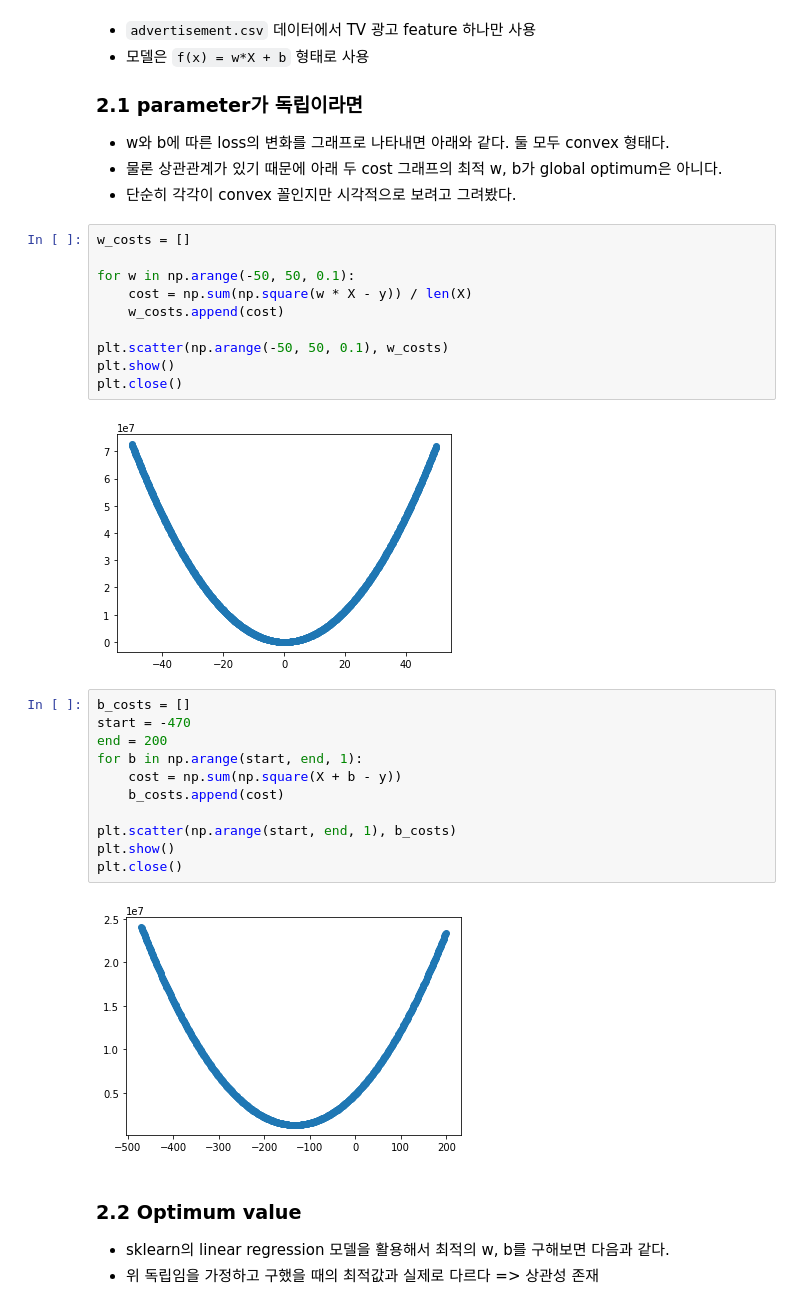
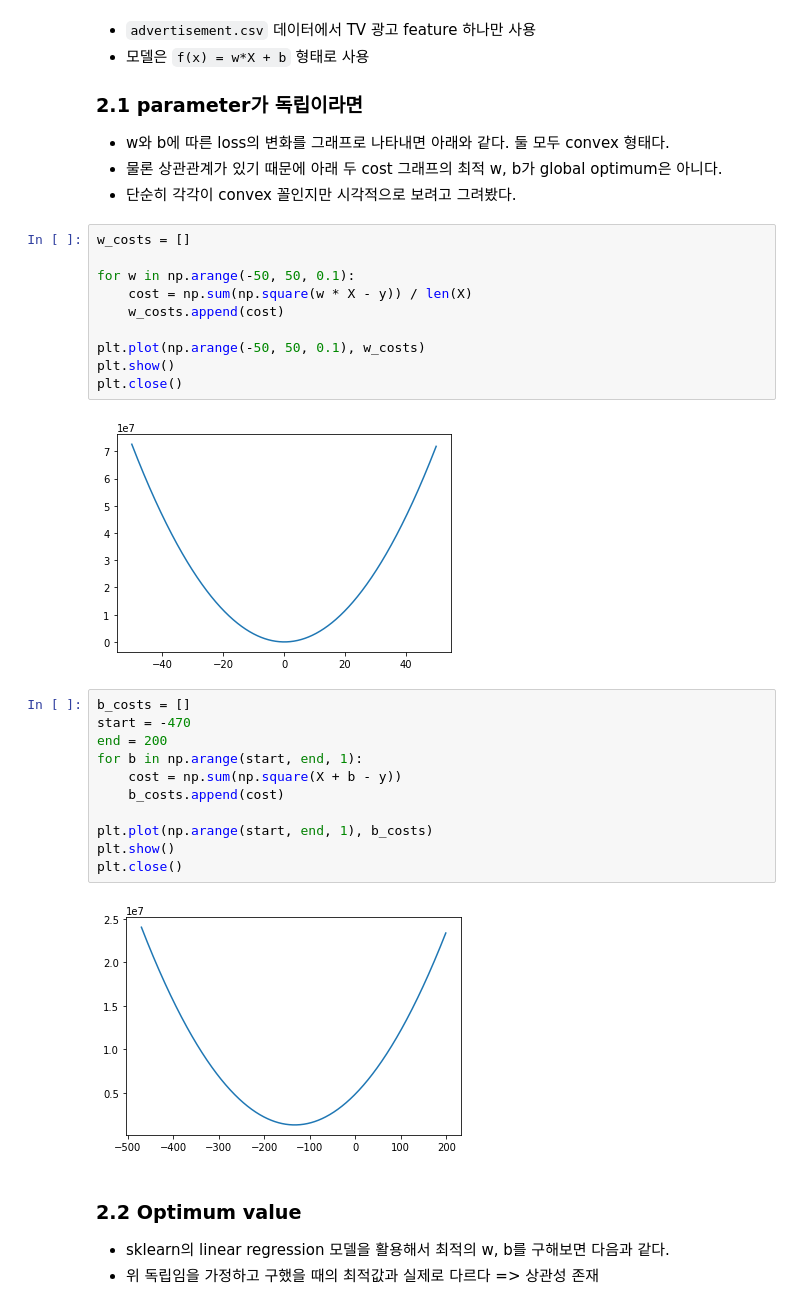
Before and after one commit to Gyubin/TIL-DataScience, a Jupyter notebook: DeepLearning/optimizer/Momentum_visualization.ipynb, the cells around one changed output. Cells and saved outputs as stored; diff of their text form.

```diff
--- a/DeepLearning/optimizer/Momentum_visualization.ipynb
+++ b/DeepLearning/optimizer/Momentum_visualization.ipynb
@@ -50,15 +50,15 @@ plt.close()
 # %%
 w_costs = []
 
 for w in np.arange(-50, 50, 0.1):
     cost = np.sum(np.square(w * X - y)) / len(X)
     w_costs.append(cost)
 
-plt.scatter(np.arange(-50, 50, 0.1), w_costs)
+plt.plot(np.arange(-50, 50, 0.1), w_costs)
 plt.show()
 plt.close()
 # %% [output]
-[figure, old version]
+[figure, new version]
 # %%
 b_costs = []
 start = -470
@@ -67,11 +67,11 @@ for b in np.arange(start, end, 1):
     cost = np.sum(np.square(X + b - y))
     b_costs.append(cost)
 
-plt.scatter(np.arange(start, end, 1), b_costs)
+plt.plot(np.arange(start, end, 1), b_costs)
 plt.show()
 plt.close()
 # %% [output]
-[figure, old version]
+[figure, new version]
 # %% [markdown]
 ### 2.2 Optimum value
 
```
Also changed, not shown: parts of 56 cells of this notebook.
